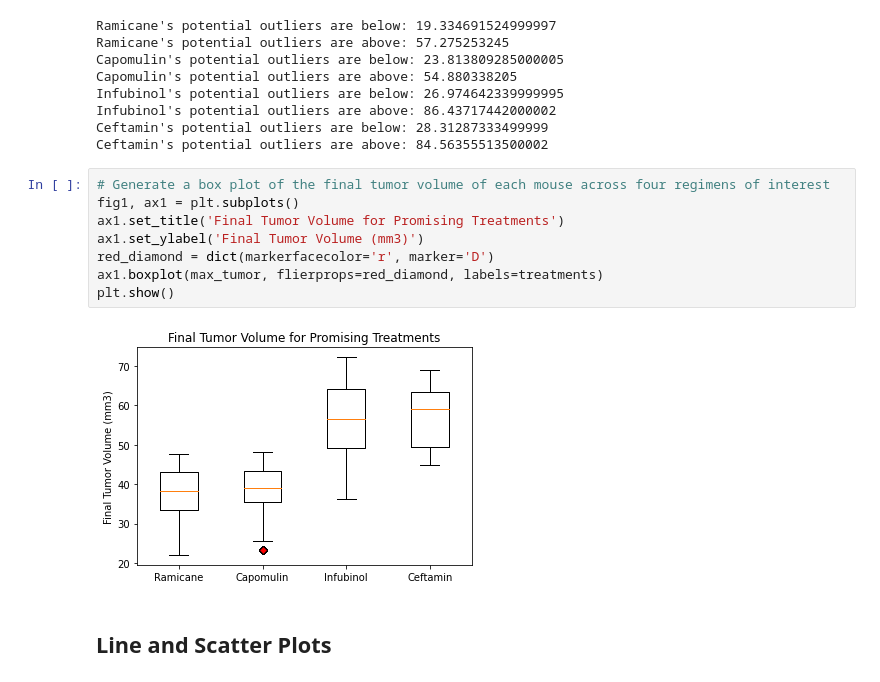
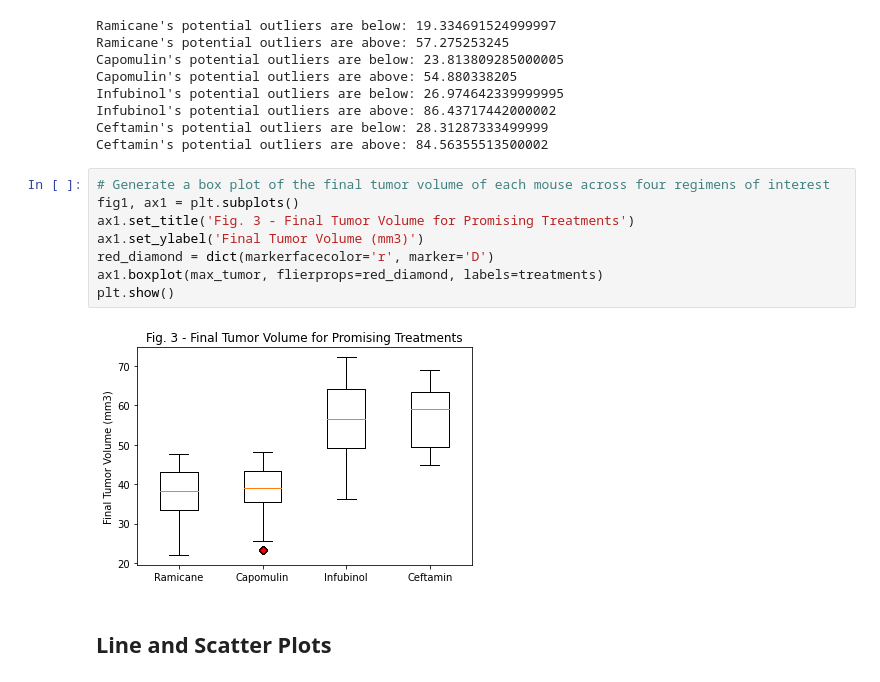
Before and after one commit to shirinegm/matplotlib-challenge, a Jupyter notebook: pymaceuticals_starter.ipynb, the cells around one changed output. Cells and saved outputs as stored; diff of their text form.

```diff
--- a/pymaceuticals_starter.ipynb
+++ b/pymaceuticals_starter.ipynb
@@ -311,13 +316,13 @@ Ceftamin's potential outliers are above: 84.56355513500002
 # %%
 # Generate a box plot of the final tumor volume of each mouse across four regimens of interest
 fig1, ax1 = plt.subplots()
-ax1.set_title('Final Tumor Volume for Promising Treatments')
+ax1.set_title('Fig. 3 - Final Tumor Volume for Promising Treatments')
 ax1.set_ylabel('Final Tumor Volume (mm3)')
 red_diamond = dict(markerfacecolor='r', marker='D')
 ax1.boxplot(max_tumor, flierprops=red_diamond, labels=treatments)
 plt.show()
 # %% [output]
-[figure, old version]
+[figure, new version]
 # %% [markdown]
 ## Line and Scatter Plots
 # %%
```
Also changed, not shown: parts of 4 cells of this notebook.
